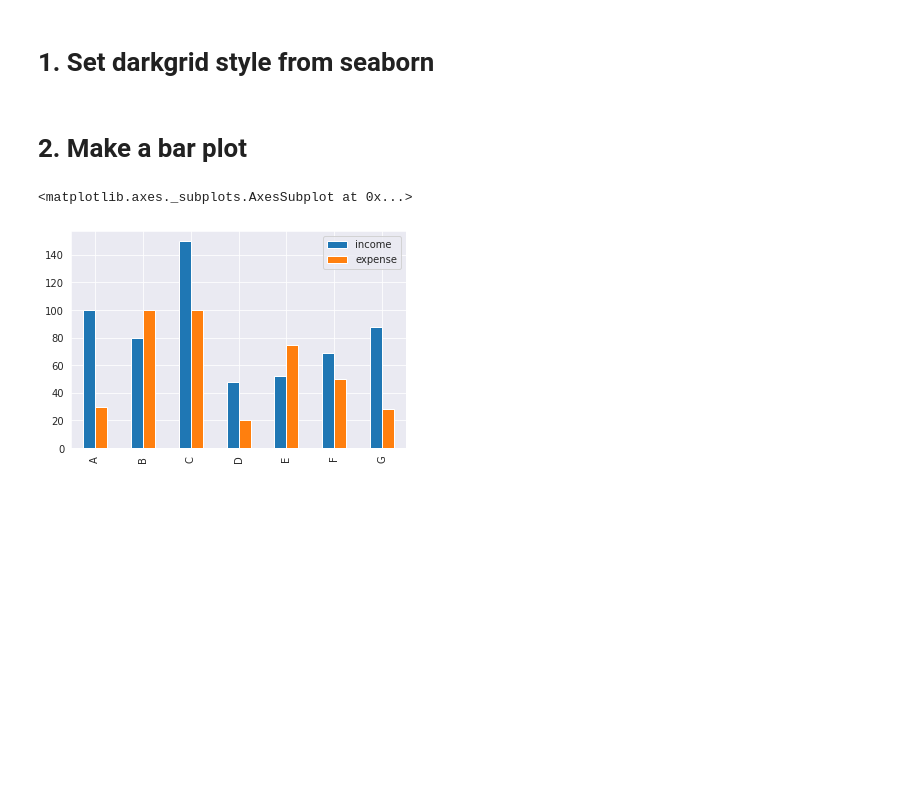
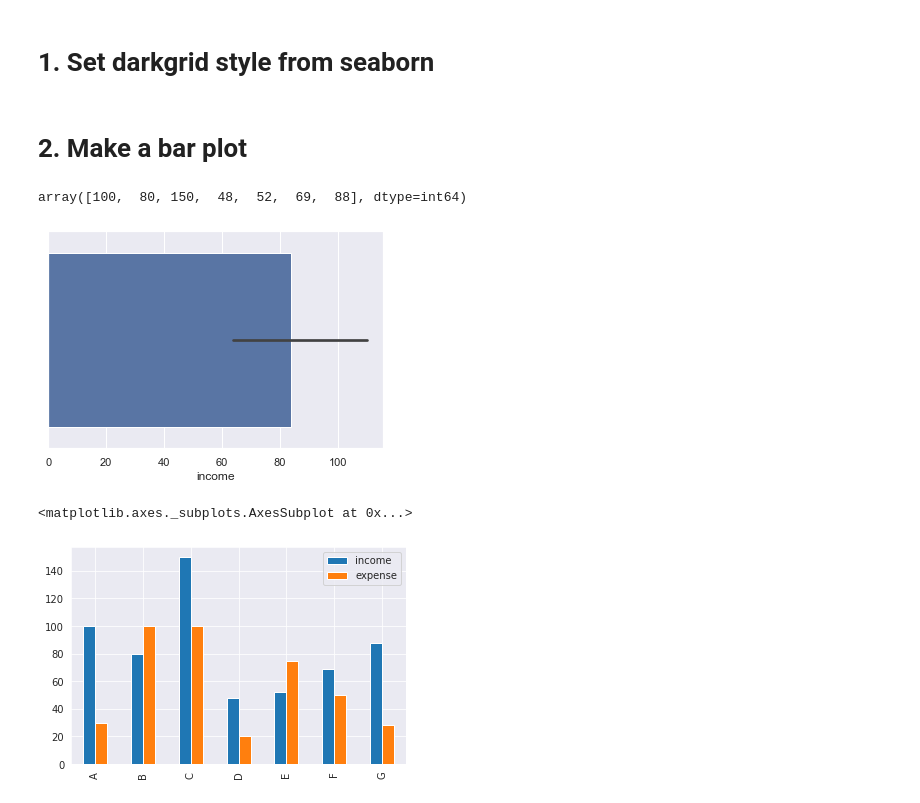
Before and after one commit to Porxelek/DVwPY-Assignments, a Jupyter notebook: 2- Weekly Agenda/Week_5/week5_DV_student.ipynb, the cells around one changed output. Drawn from its saved outputs; the diff is of its cells as text; code cells hidden in the pictures; blank space fills up the shorter version.

```diff
--- a/2- Weekly Agenda/Week_5/week5_DV_student.ipynb
+++ b/2- Weekly Agenda/Week_5/week5_DV_student.ipynb
@@ -30,2 +28,4 @@ df.head()
+# %%
+sns.set_theme(style="darkgrid")
 # %% [markdown]
 # 2. Make a bar plot
@@ -34,3 +32,17 @@ df.head()
+# %%
+b = df["income"].values
+b
+# %% [output]
+array([100,  80, 150,  48,  52,  69,  88], dtype=int64)
+# %%
+# CODE HERE
+
+a = df["income"].index
+b = df["income"].values
+c = df["expense"]
+ax = sns.barplot(x= "income", data= df, hue= "expense")
+# %% [output]
+[figure, added]
 # %%
 # %% [output]
 <matplotlib.axes._subplots.AxesSubplot at 0x...>
```
Also changed, not shown: parts of 2 cells of this notebook, 19 other files.
